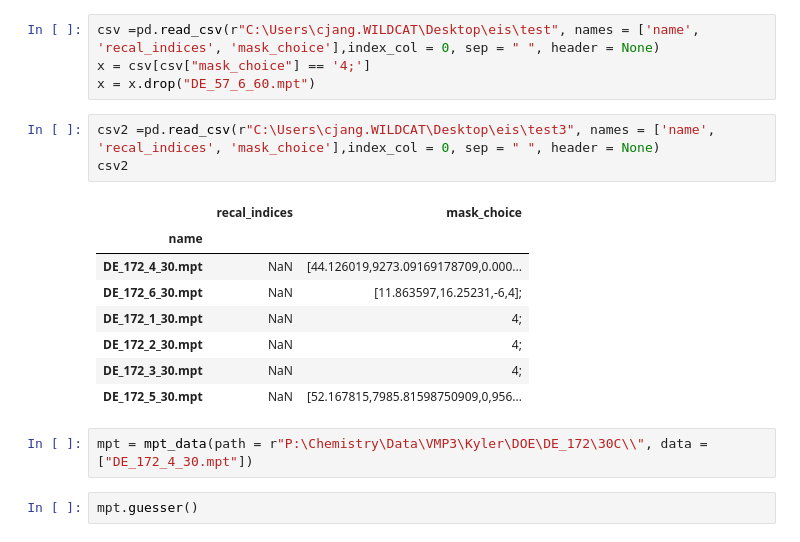
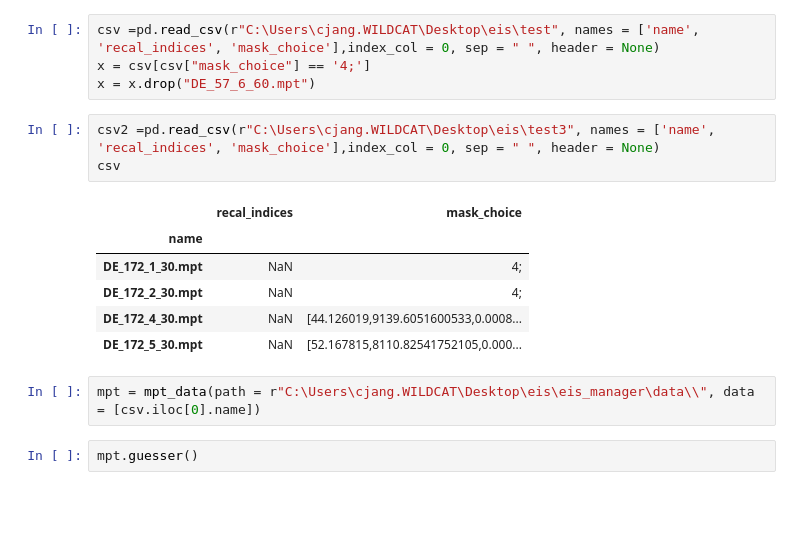
Before and after one commit to WildcatDiscovery/EIS_Manager, a Jupyter notebook: utils/auto.ipynb, the cells around one changed output. Cells and saved outputs as stored; diff of their text form; blank space fills up the shorter version.

```diff
--- a/utils/auto.ipynb
+++ b/utils/auto.ipynb
@@ -12,18 +12,16 @@ x = csv[csv["mask_choice"] == '4;']
 x = x.drop("DE_57_6_60.mpt")
 # %%
 csv2 =pd.read_csv(r"C:\Users\cjang.WILDCAT\Desktop\eis\test3", names = ['name', 'recal_indices', 'mask_choice'],index_col = 0, sep = " ", header = None)
-csv2
+csv
 # %% [output]
 |  | recal_indices | mask_choice |
 | name |  |  |
-| DE_172_4_30.mpt | NaN | [44.126019,9273.09169178709,0.000... |
-| DE_172_6_30.mpt | NaN | [11.863597,16.25231,-6,4]; |
 | DE_172_1_30.mpt | NaN | 4; |
 | DE_172_2_30.mpt | NaN | 4; |
-| DE_172_3_30.mpt | NaN | 4; |
-| DE_172_5_30.mpt | NaN | [52.167815,7985.81598750909,0,956... |
+| DE_172_4_30.mpt | NaN | [44.126019,9139.6051600533,0.0008... |
+| DE_172_5_30.mpt | NaN | [52.167815,8110.82541752105,0.000... |
-# %%
-mpt = mpt_data(path = r"P:\Chemistry\Data\VMP3\Kyler\DOE\DE_172\30C\\", data = ["DE_172_4_30.mpt"])
+# %%
+mpt = mpt_data(path = r"C:\Users\cjang.WILDCAT\Desktop\eis\eis_manager\data\\", data = [csv.iloc[0].name])
 # %%
 mpt.guesser()
 # %% [output]
```
Also changed, not shown: parts of 2 cells of this notebook, 24 other files.
